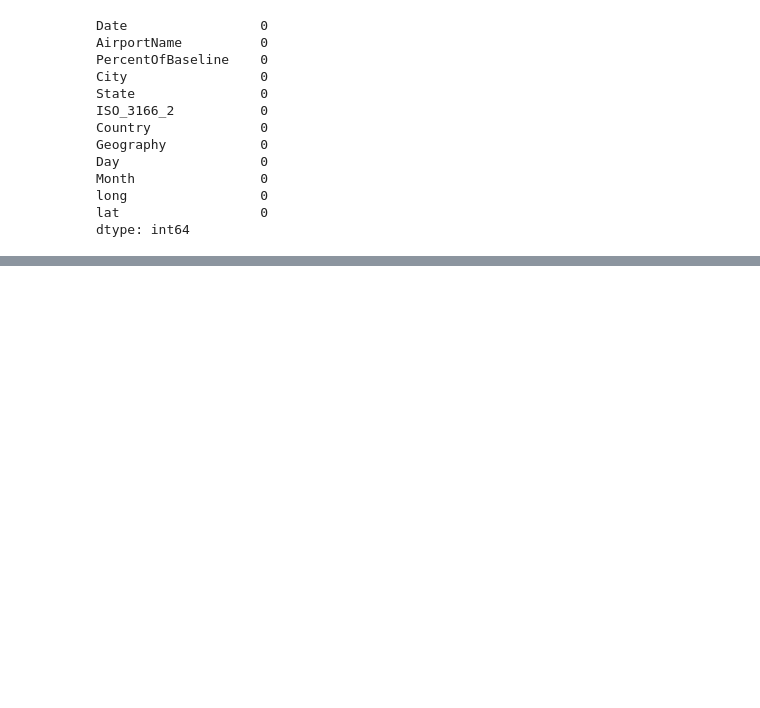
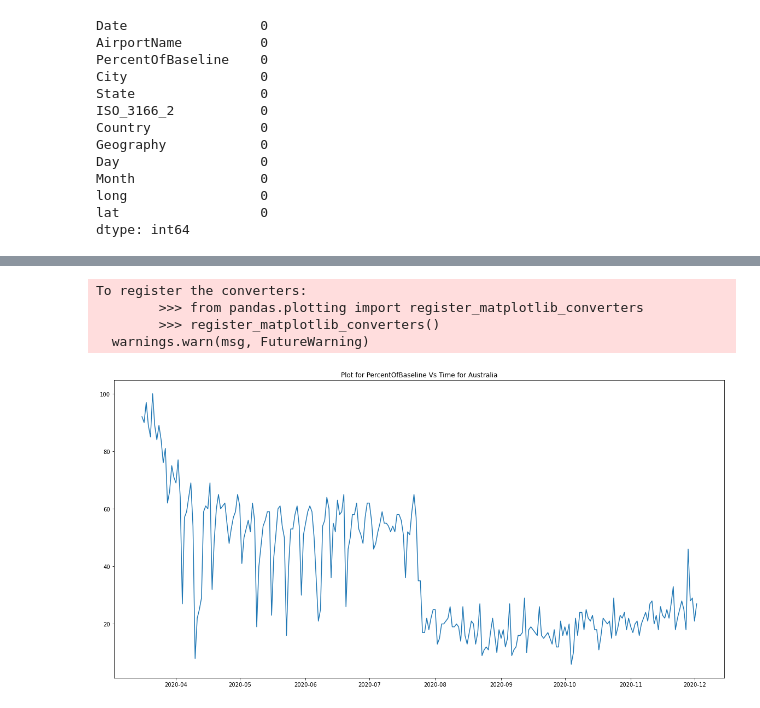
Before and after one commit to jayakrithi/airport-traffic-pattern, a Jupyter notebook: airport_traffic_analysis.ipynb, the cells around one changed output, grey strips where cells are left out. Saved outputs shown, nothing was run; the diff lists cells and outputs as text; code cells hidden in the pictures; blank space fills up the shorter version.

Commit message:
Analysis for Australia added in

```diff
--- a/airport_traffic_analysis.ipynb
+++ b/airport_traffic_analysis.ipynb
@@ -123,0 +158,5 @@ g = sns.heatmap(encoded_df.corr(), annot=True, linewidths=.5, cmap="YlGnBu")
+# %%
+# Analysis for Australia
+data_aus = df[df['Country'] == 'Australia']
+data_aus.info()
+data_aus.nunique()
@@ -123,0 +194,4 @@ g = sns.heatmap(encoded_df.corr(), annot=True, linewidths=.5, cmap="YlGnBu")
+# %%
+# Sorting based on Date
+data_aus = data_aus.sort_values(by='Date')
+data_aus.set_index('Date', inplace= True)
@@ -123,0 +218,12 @@ g = sns.heatmap(encoded_df.corr(), annot=True, linewidths=.5, cmap="YlGnBu")
+# %%
+# Plot showing the distribution of percentage baselines
+plt.figure(figsize=(20,10))
+plt.plot(data_aus['PercentOfBaseline'])
+plt.title("Plot for PercentOfBaseline  for Australia")
+plt.show();
+# %% [output]
+To register the converters:
+        >>> from pandas.plotting import register_matplotlib_converters
+        >>> register_matplotlib_converters()
+  warnings.warn(msg, FutureWarning)
+[figure, added]
```
Also changed, not shown: parts of 6 cells of this notebook.
